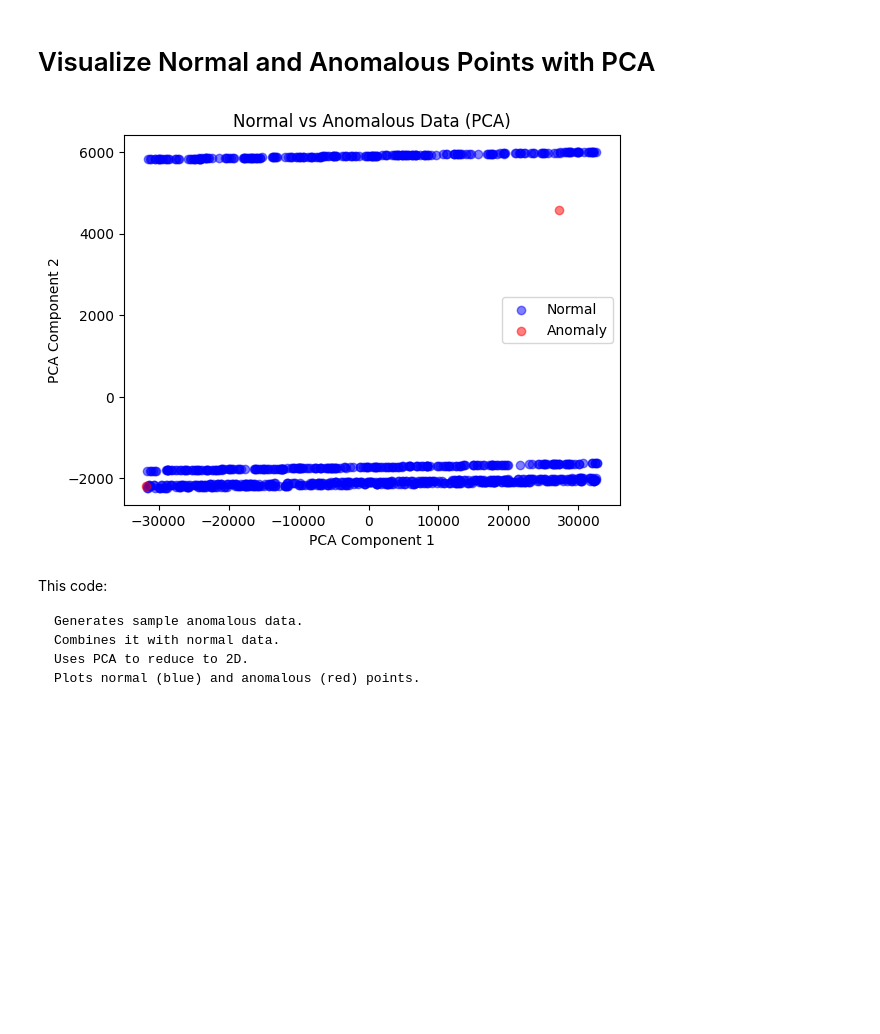
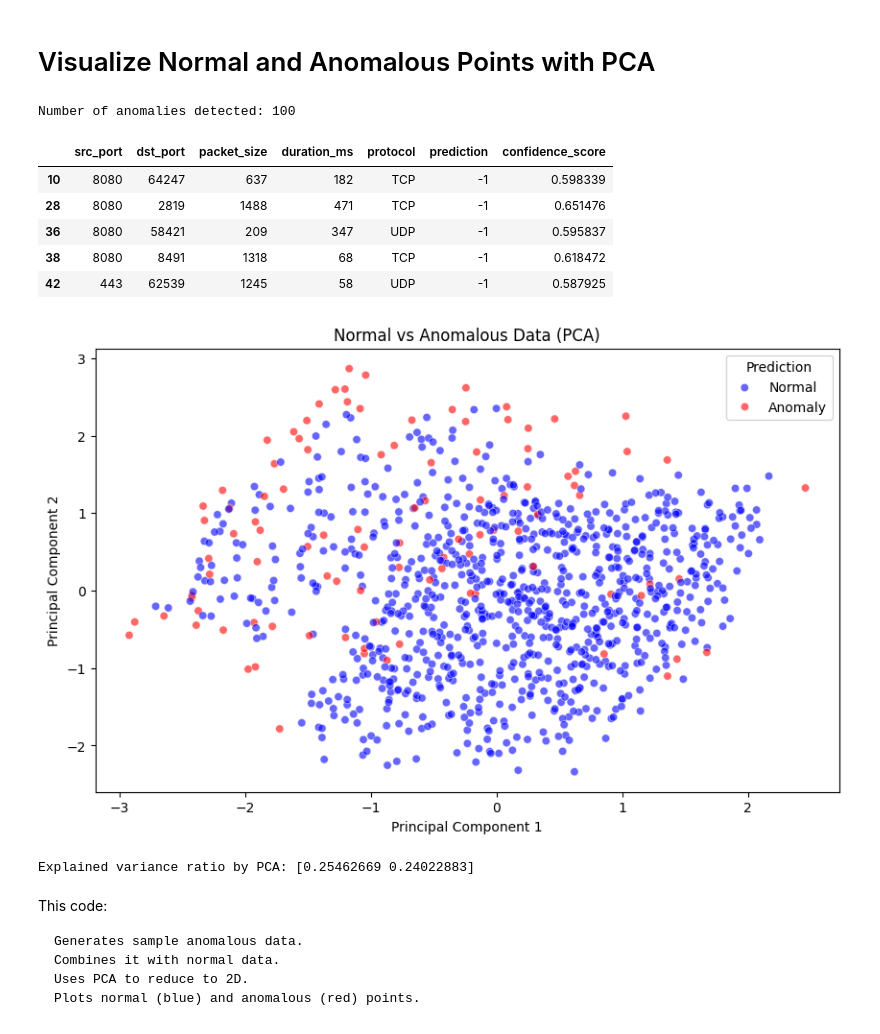
Before and after one commit to ML-Applications-in-CyberSecurity/anomaly-detection-project-rsh, a Jupyter notebook: src/train_model.ipynb, the cells around one changed output. Cells and saved outputs as stored; diff of their text form; code cells hidden in the pictures; blank space fills up the shorter version.

```diff
--- a/src/train_model.ipynb
+++ b/src/train_model.ipynb
@@ -106,9 +115,8 @@ The `IsolationForest` algorithm is an unsupervised model used to detect anomalie
 
 The model is trained on the preprocessed numerical dataset.
 # %%
-model = IsolationForest(contamination=0.1, random_state=42)
-X = preprocess_data(df)
-model.fit(X)
+model = IsolationForest(n_estimators=100, contamination=0.1, random_state=42)
+model.fit(processed_data)
 # %% [output]
 IsolationForest(contamination=0.1, random_state=42)
 # %% [markdown]
@@ -124,3 +132,5 @@ joblib.dump(model, "anomaly_model.joblib")
 # %%
-model.predict(X)
+scores = model.score_samples(processed_data)
+predictions = model.predict(processed_data)
+print(predictions)
 # %% [output]
@@ -146,33 +156,42 @@ array([ 1,  1,  1,  1,  1,  1,  1,  1,  1,  1,  1,  1,  1,  1, -1,  1, -1,
 # %%
 from sklearn.decomposition import PCA
 import matplotlib.pyplot as plt
 
-# Generate some anomalous data for visualization
-anomaly_data = [
-    {"src_port": 6666, "dst_port": 60000, "packet_size": 1500, "duration_ms": 5000, "protocol": "UNKNOWN"},
-    {"src_port": 80, "dst_port": 1024, "packet_size": 5000, "duration_ms": 100, "protocol": "TCP"}
-]
-df_anomaly = pd.DataFrame(anomaly_data)
-X_anomaly = preprocess_data(df_anomaly)
-
-# Combine normal and anomalous data
-X_all = np.vstack([X, X_anomaly])
-labels = np.array([1] * len(X) + [-1] * len(X_anomaly))
+# anomalies
+df['prediction'] = predictions
+df['confidence_score'] = -scores
+anomalies = df[df['prediction'] == -1]
+anomalies.to_csv("anomalies_detected.csv", index=False)
+print(f"Number of anomalies detected: {len(anomalies)}")
+display(anomalies.head())
 
 # Apply PCA
 pca = PCA(n_components=2)
-X_2d = pca.fit_transform(X_all)
+pca_data = pca.fit_transform(processed_data)
+
+pca_df = pd.DataFrame(data=pca_data, columns=['PC1', 'PC2'])
+pca_df['prediction'] = predictions
 
 # Plot
-plt.scatter(X_2d[labels == 1, 0], X_2d[labels == 1, 1], c='blue', label='Normal', alpha=0.5)
-plt.scatter(X_2d[labels == -1, 0], X_2d[labels == -1, 1], c='red', label='Anomaly', alpha=0.5)
-plt.xlabel('PCA Component 1')
-plt.ylabel('PCA Component 2')
+plt.figure(figsize=(10, 6))
+sns.scatterplot(data=pca_df, x='PC1', y='PC2', hue='prediction', palette={1: 'blue', -1: 'red'}, alpha=0.6)
 plt.title('Normal vs Anomalous Data (PCA)')
-plt.legend()
+plt.xlabel('Principal Component 1')
+plt.ylabel('Principal Component 2')
+plt.legend(title='Prediction', labels=['Normal', 'Anomaly'])
 plt.show()
+
+print(f"Explained variance ratio by PCA: {pca.explained_variance_ratio_}")
 # %% [output]
+Number of anomalies detected: 100
+|  | src_port | dst_port | packet_size | duration_ms | protocol | prediction | confidence_score |
+| 10 | 8080 | 64247 | 637 | 182 | TCP | -1 | 0.598339 |
+| 28 | 8080 | 2819 | 1488 | 471 | TCP | -1 | 0.651476 |
+| 36 | 8080 | 58421 | 209 | 347 | UDP | -1 | 0.595837 |
+| 38 | 8080 | 8491 | 1318 | 68 | TCP | -1 | 0.618472 |
+| 42 | 443 | 62539 | 1245 | 58 | UDP | -1 | 0.587925 |
-[figure, old version]
+[figure, new version]
+Explained variance ratio by PCA: [0.25462669 0.24022883]
 # %% [markdown]
 This code:
 
```
Also changed, not shown: parts of 5 cells of this notebook, 6 other files.
